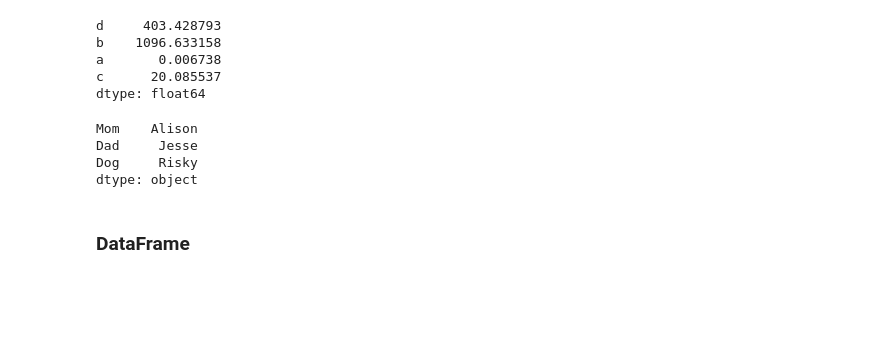
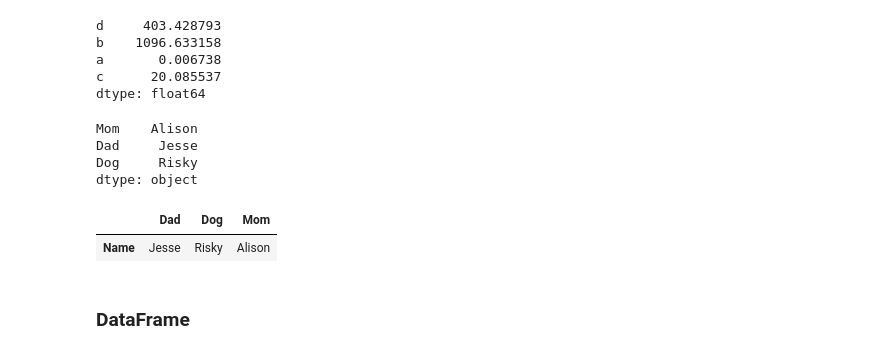
Before and after one commit to coffee-data/pydata-book, a Jupyter notebook: ch05.ipynb, the cells around one changed output. Saved outputs shown, nothing was run; the diff lists cells and outputs as text; code cells hidden in the pictures; blank space fills up the shorter version.

```diff
--- a/ch05.ipynb
+++ b/ch05.ipynb
@@ -69,6 +69,17 @@ Mom    Alison
 Dad     Jesse
 Dog     Risky
 dtype: object
+# %%
+pd.DataFrame({
+    'Name': {
+        'Mom': 'Alison',
+        'Dad': 'Jesse',
+        'Dog': 'Risky'
+    }
+}).T
+# %% [output]
+|  | Dad | Dog | Mom |
+| Name | Jesse | Risky | Alison |
 # %%
 'b' in obj2
 'e' in obj2
```
Also changed, not shown: parts of 13 cells of this notebook.
